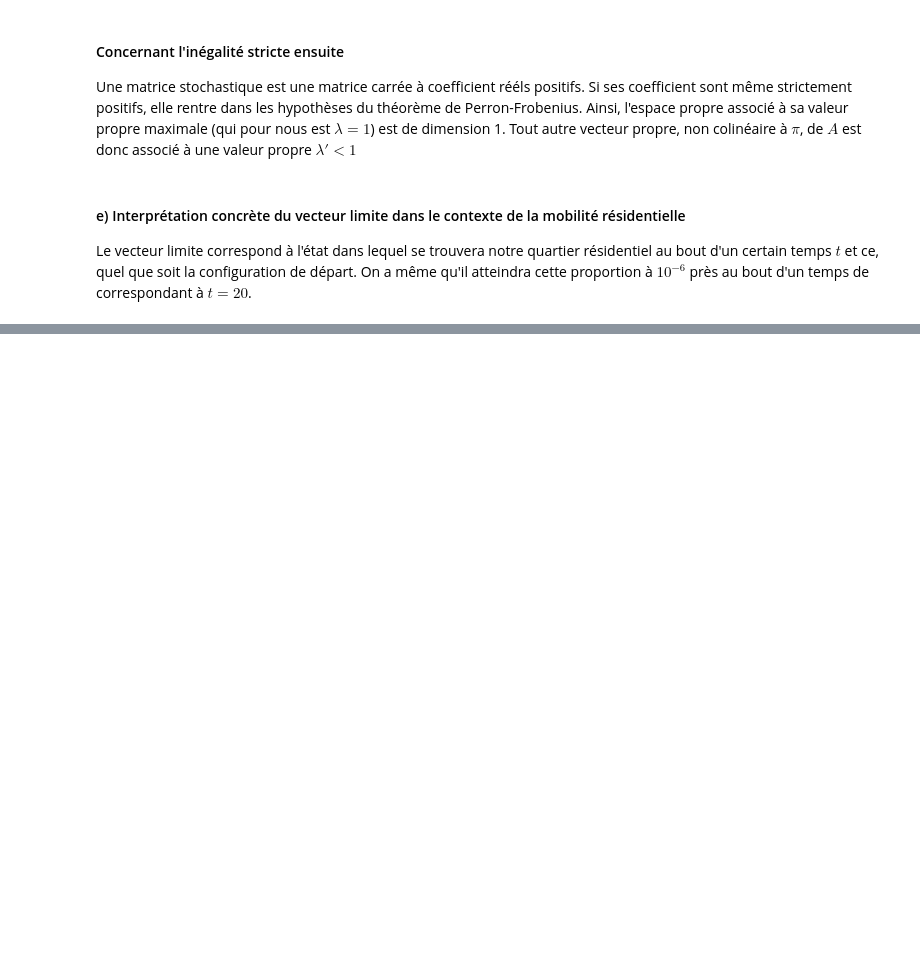
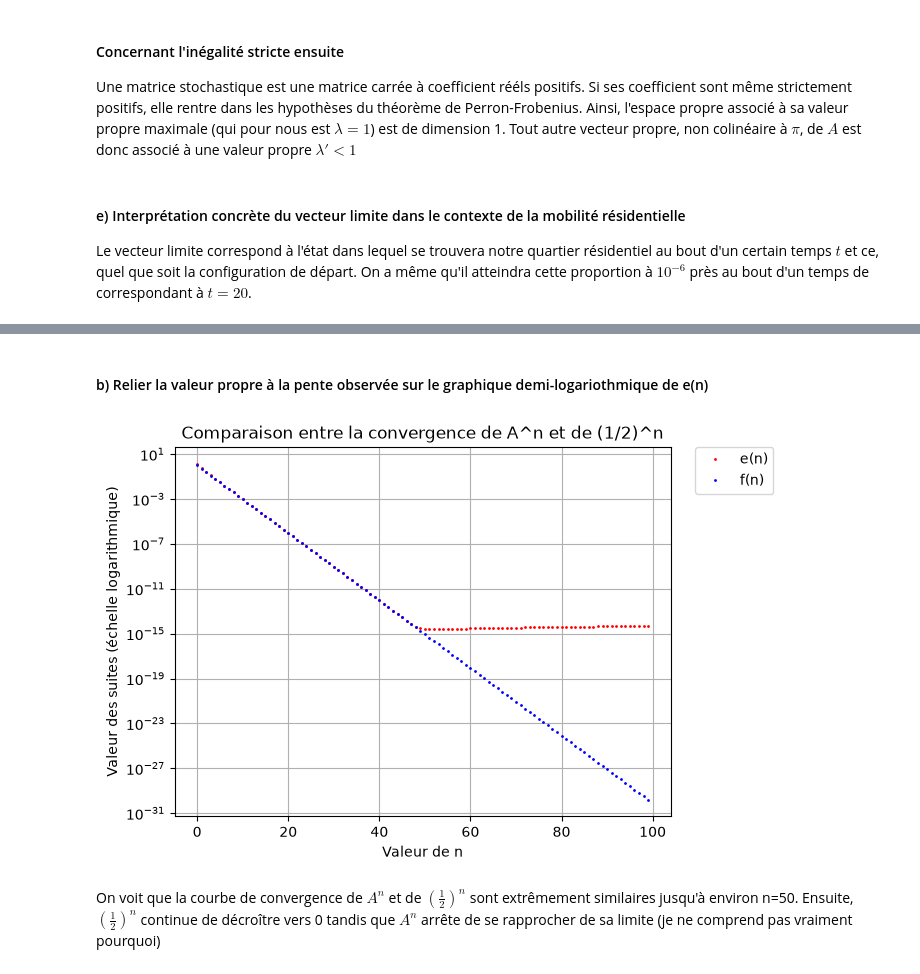
Before and after one commit to valbesnard/vbesnard_adebonet_Projet_Algebre_Lineaire, a Jupyter notebook: Main.ipynb, the cells around one changed output, grey strips where cells are left out. Cells and saved outputs as stored; diff of their text form; code cells hidden in the pictures; blank space fills up the shorter version.

Commit message:
ajout des parties bonus

```diff
--- a/Main.ipynb
+++ b/Main.ipynb
@@ -1627,0 +1792,36 @@ On a même qu'il atteindra cette proportion à $10^{-6}$ près au bout d'un temp
+# %% [markdown]
+#### b) Relier la valeur propre à la pente observée sur le graphique demi-logariothmique de e(n)
+# %%
+#Valeur Nmax pour savoir combien de termes on calcule par suite
+Nmax = 100
+
+#On écrit la matrice A infini de la partie I ici
+A_inf = np.array([[1/4,1/4,1/4],[3/8,3/8,3/8],[3/8,3/8,3/8]])
+
+#On créé une liste e pour accueillir tous les termes e(n)
+e=[]
+for i in range (Nmax) :
+    e.append(np.linalg.norm( np.linalg.matrix_power(A,i) - A_inf ))
+
+#On créé une deuxioème liste pour accueillir les termes f(n)=1/2^n
+f=[]
+for i in range (Nmax) :
+    f.append((1/2)**i)
+
+#On définit la liste pour l'axe des abscisses
+n=np.arange(Nmax)
+
+#On créé la commande pour représenter e(n) sur une échelle logarithmique
+plt.yscale("log")
+plt.plot(n,e,'ro', markersize=1 , label = 'e(n)')
+plt.plot(n,f,'bo', markersize=1 , label = 'f(n)')
+plt.xlabel('Valeur de n')
+plt.ylabel('Valeur des suites (échelle logarithmique)')
+plt.title('Comparaison entre la convergence de A^n et de (1/2)^n')
+plt.grid(True)
+plt.legend(bbox_to_anchor=(1.05, 1),loc='upper left', borderaxespad=0.)
+plt.show()
+# %% [output]
+[figure, added]
+# %% [markdown]
+On voit que la courbe de convergence de $A^n$ et de $(\frac{1}{2})^n$ sont extrêmement similaires jusqu'à environ n=50. Ensuite, $(\frac{1}{2})^n$ continue de décroître vers 0 tandis que $A^n$ arrête de se rapprocher de sa limite (je ne comprend pas vraiment pourquoi)
```
Also changed, not shown: parts of 10 cells of this notebook.
